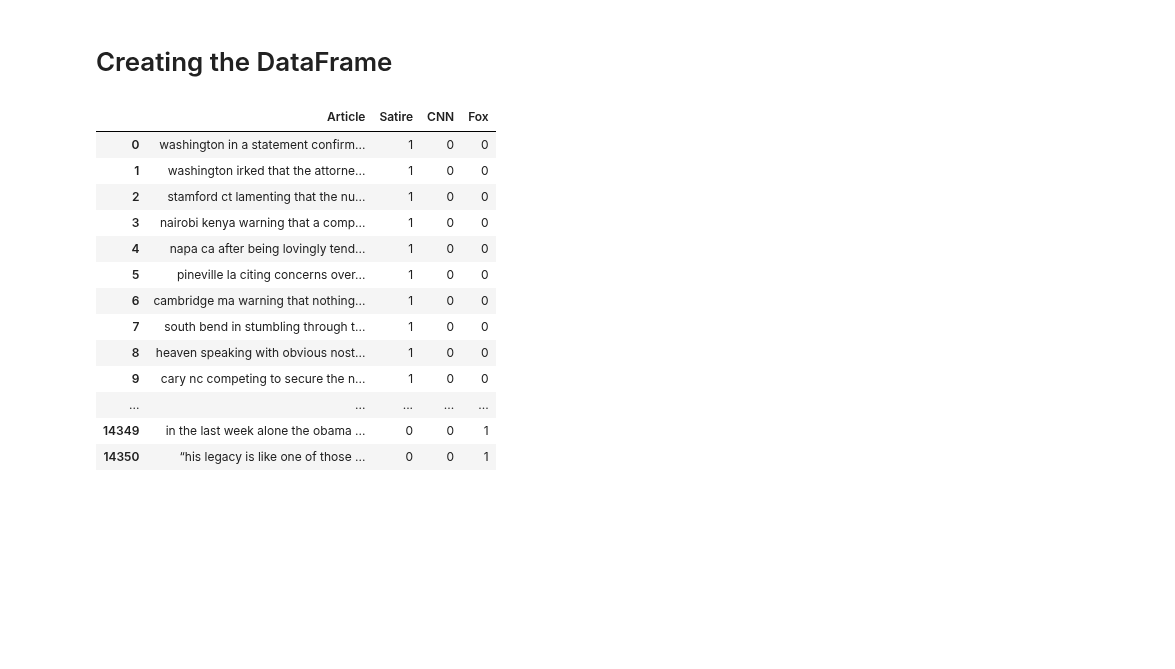
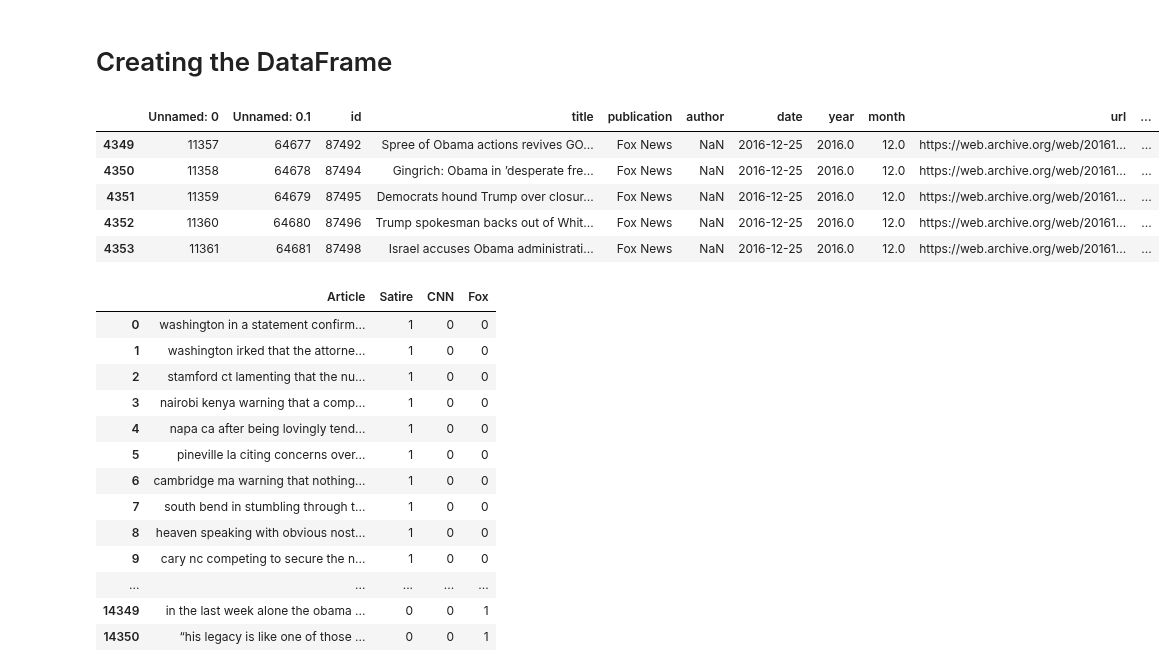
Before and after one commit to johncpolitte/News_or_Satire, a Jupyter notebook: Fresh_notebook_for_cleaning.ipynb, the cells around one changed output. Cells and saved outputs as stored; diff of their text form; code cells hidden in the pictures; blank space fills up the shorter version.

```diff
--- a/Fresh_notebook_for_cleaning.ipynb
+++ b/Fresh_notebook_for_cleaning.ipynb
@@ -30,6 +30,15 @@ from df_builder_mini_cleaner import *
 cnn_df = pd.read_csv('data/cnn.csv')
 fox_df = pd.read_csv('data/fox.csv')
 onion_df = pd.read_csv('data/onion_csv.csv')
+# %%
+fox_df.tail()
+# %% [output]
+|  | Unnamed: 0 | Unnamed: 0.1 | id | title | publication | author | date | year | month | url | ... |
+| 4349 | 11357 | 64677 | 87492 | Spree of Obama actions revives GO... | Fox News | NaN | 2016-12-25 | 2016.0 | 12.0 | https://web.archive.org/web/20161... | ... |
+| 4350 | 11358 | 64678 | 87494 | Gingrich: Obama in ’desperate fre... | Fox News | NaN | 2016-12-25 | 2016.0 | 12.0 | https://web.archive.org/web/20161... | ... |
+| 4351 | 11359 | 64679 | 87495 | Democrats hound Trump over closur... | Fox News | NaN | 2016-12-25 | 2016.0 | 12.0 | https://web.archive.org/web/20161... | ... |
+| 4352 | 11360 | 64680 | 87496 | Trump spokesman backs out of Whit... | Fox News | NaN | 2016-12-25 | 2016.0 | 12.0 | https://web.archive.org/web/20161... | ... |
+| 4353 | 11361 | 64681 | 87498 | Israel accuses Obama administrati... | Fox News | NaN | 2016-12-25 | 2016.0 | 12.0 | https://web.archive.org/web/20161... | ... |
 # %%
 df_final = build_df(onion_df, fox_df, cnn_df)
 # %%
```
Also changed, not shown: parts of 5 cells of this notebook, 1 other file.
